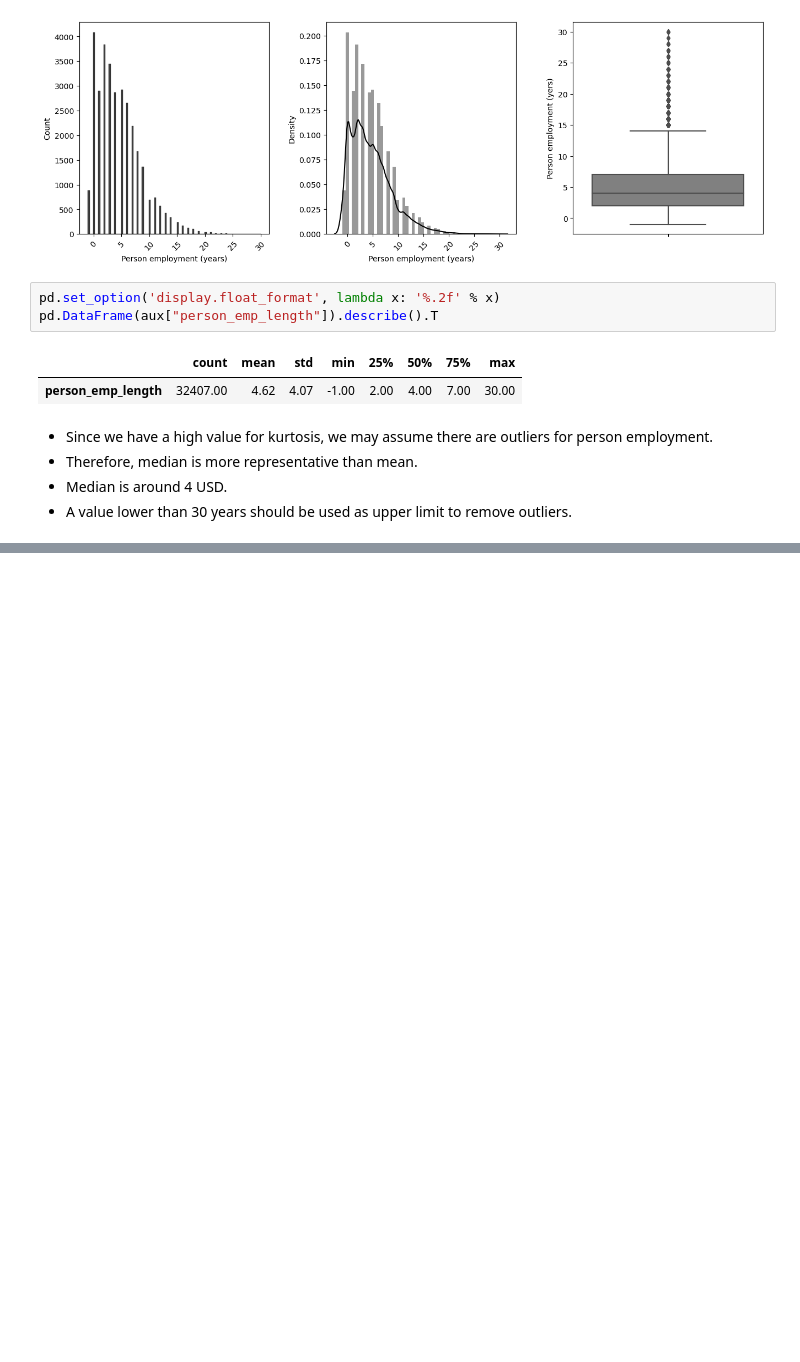
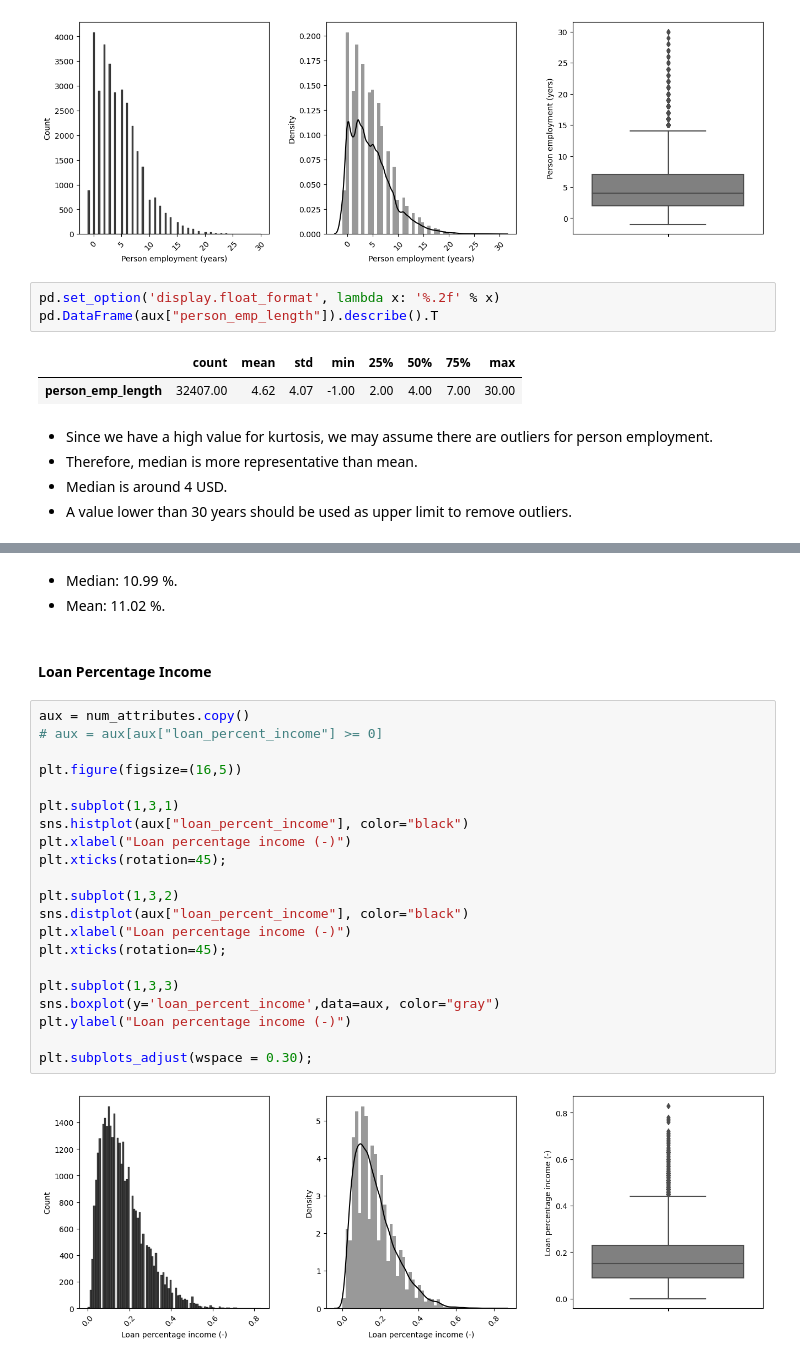
Before and after one commit to lucasquemelli/credit_risk_assessment, a Jupyter notebook: credit_risk_assessment.ipynb, the cells around one changed output, grey strips where cells are left out. Cells and saved outputs as stored; diff of their text form; blank space fills up the shorter version.

```diff
--- a/credit_risk_assessment.ipynb
+++ b/credit_risk_assessment.ipynb
@@ -413,0 +479,28 @@ pd.DataFrame(aux["person_emp_length"]).describe().T
+# %% [markdown]
+- Median: 10.99 %.
+- Mean: 11.02 %.
+# %% [markdown]
+#### Loan Percentage Income
+# %%
+aux = num_attributes.copy()
+# aux = aux[aux["loan_percent_income"] >= 0]
+
+plt.figure(figsize=(16,5))
+
+plt.subplot(1,3,1)
+sns.histplot(aux["loan_percent_income"], color="black")
+plt.xlabel("Loan percentage income (-)")
+plt.xticks(rotation=45);
+
+plt.subplot(1,3,2)
+sns.distplot(aux["loan_percent_income"], color="black")
+plt.xlabel("Loan percentage income (-)")
+plt.xticks(rotation=45);
+
+plt.subplot(1,3,3)
+sns.boxplot(y='loan_percent_income',data=aux, color="gray")
+plt.ylabel("Loan percentage income (-)")
+
+plt.subplots_adjust(wspace = 0.30);
+# %% [output]
+[figure, added]
```
Also changed, not shown: parts of 132 cells of this notebook.
